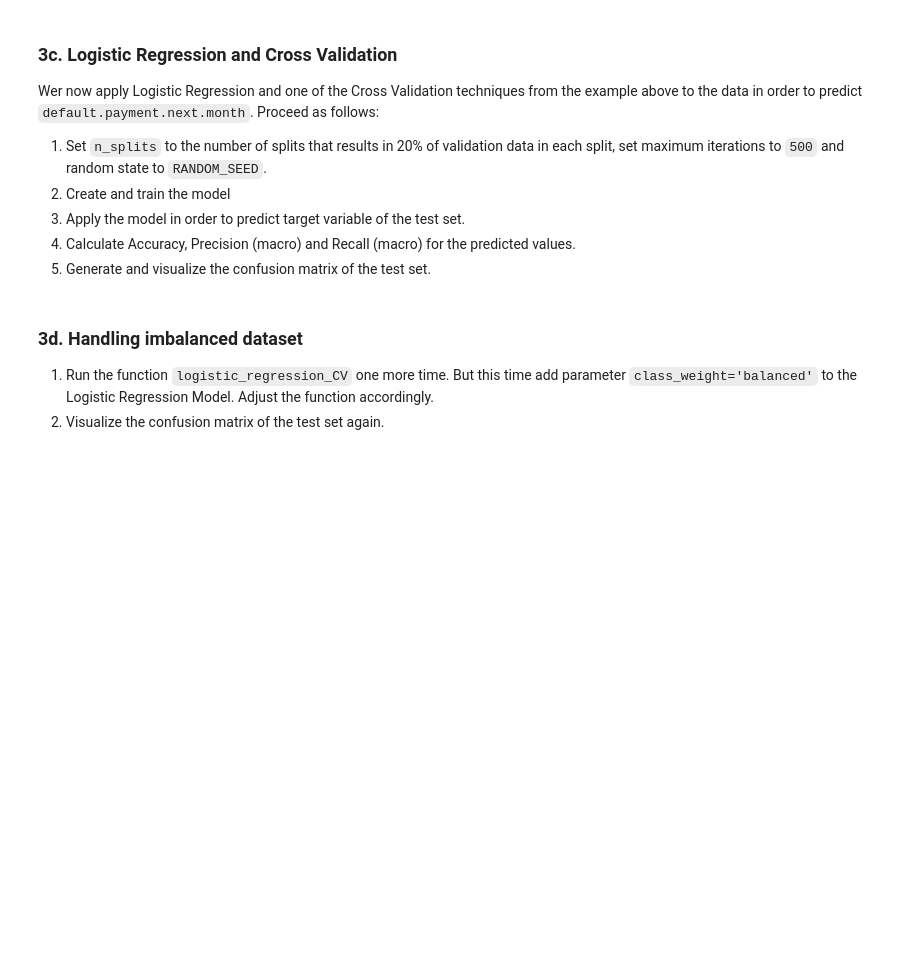
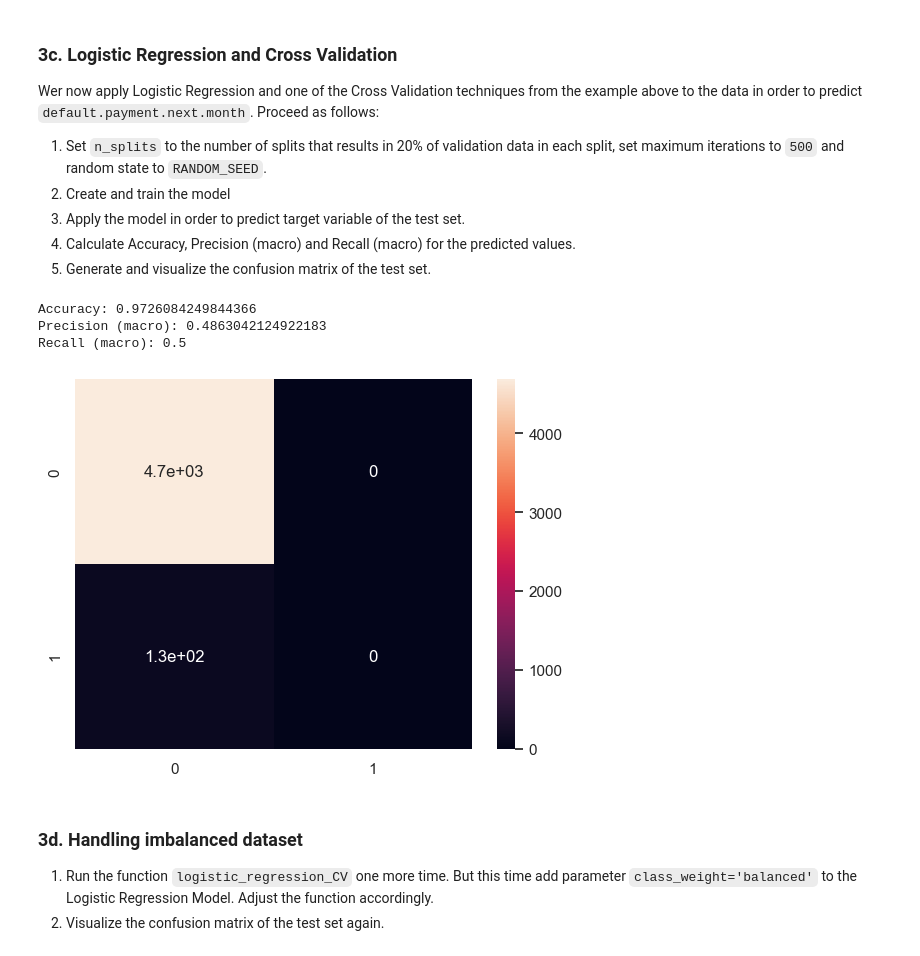
Before and after one commit to vegger/MLDM, a Jupyter notebook: labs/L05_Supervised_Learning_LAB_ASSIGNMENT.ipynb, the cells around one changed output. Drawn from its saved outputs; the diff is of its cells as text; code cells hidden in the pictures; blank space fills up the shorter version.

```diff
--- a/labs/L05_Supervised_Learning_LAB_ASSIGNMENT.ipynb
+++ b/labs/L05_Supervised_Learning_LAB_ASSIGNMENT.ipynb
@@ -230,0 +325,6 @@ def delete_random_samples_of_class_1(samples_X, samples_y, percentage=90):
+# %%
+X_train, y_train = delete_random_samples_of_class_1(X_train, y_train)
+X_test, y_test = delete_random_samples_of_class_1(X_test, y_test)
+
+print(get_class_dict(y_train))
+print(get_class_dict(y_test))
@@ -231,6 +334,13 @@ def delete_random_samples_of_class_1(samples_X, samples_y, percentage=90):
 # %% [markdown]
 ### 3b. Standardization the data
 Apply Standardization to the new data. You could either use the functions you created for the previous labs or `StandardScaler` from the `sklearn` library.
+# %%
+from sklearn.preprocessing import StandardScaler
+
+scaler = StandardScaler()
+
+X_train = scaler.fit_transform(X_train)
+X_test = scaler.transform(X_test) # siehe Mailverkehr mit Paul Luley
 # %% [markdown]
 ### 3c. Logistic Regression and Cross Validation
 Wer now apply Logistic Regression and one of the Cross Validation techniques from the example above to the data in order to predict `default.payment.next.month`. Proceed as follows:
@@ -243,22 +353,32 @@ Wer now apply Logistic Regression and one of the Cross Validation techniques fro
 from sklearn.linear_model import LogisticRegressionCV
 
 def logistic_regression_CV(n_splits, class_weight=None):
-  ...
-  return y_pred
+  rs = ShuffleSplit(n_splits=n_splits, test_size=.2, random_state=RANDOM_SEED)
+  clf = LogisticRegressionCV(cv=rs, class_weight=class_weight, random_state=RANDOM_SEED, max_iter=500).fit(X_train, y_train)
+  return clf.predict(X_test)
 # %%
+from sklearn.metrics import accuracy_score, precision_score, recall_score
+
 def return_statistics(y_true, y_pred):
-  accuracy = ...
-  precision = ...
-  recall = ...
+  accuracy = accuracy_score(y_true, y_pred)
+  precision = precision_score(y_true, y_pred, average='macro')
+  recall = recall_score(y_true, y_pred, average='macro')
 
   print(f"Accuracy: {accuracy}")
   print(f"Precision (macro): {precision}")
   print(f"Recall (macro): {recall}")
 
   #visualise confusion matrix
+  cm = confusion_matrix(y_test, y_pred)
+  sns.heatmap(cm, annot=True)
 # %%
-y_pred = logistic_regression_CV(...)
+y_pred = logistic_regression_CV(5)
 return_statistics(y_test, y_pred)
+# %% [output]
+Accuracy: 0.9726084249844366
+Precision (macro): 0.4863042124922183
+Recall (macro): 0.5
+[figure, added]
 # %% [markdown]
 ### 3d. Handling imbalanced dataset
 1. Run the function `logistic_regression_CV` one more time. But this time add parameter `class_weight='balanced'` to the Logistic Regression Model. Adjust the function accordingly.
```
Also changed, not shown: parts of 12 cells of this notebook.
